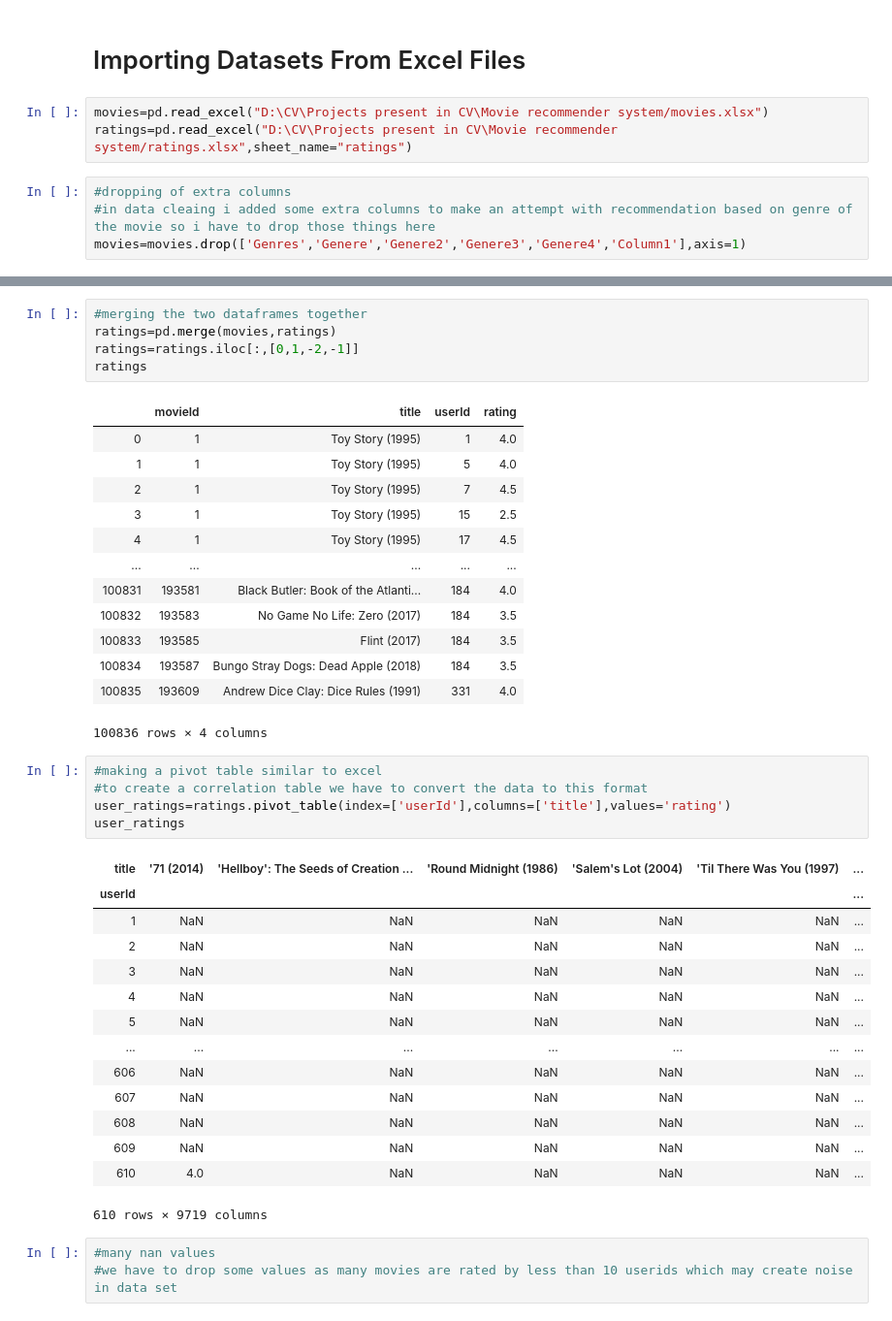
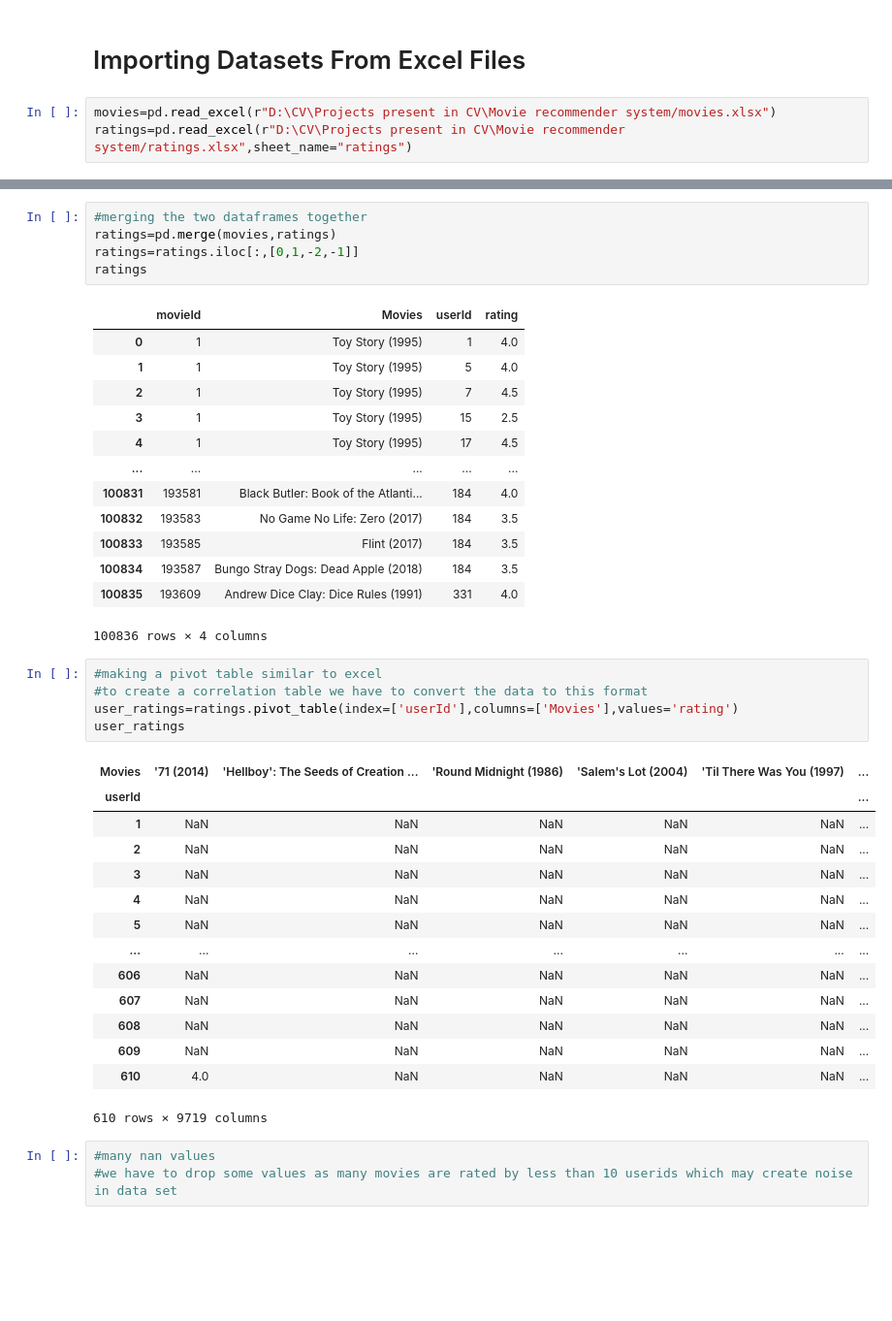
Before and after one commit to sanchit15121999/Colaborative-Filtering, a Jupyter notebook: Colaborative Filtering Movie Recommendation System.ipynb, the cells around one changed output, grey strips where cells are left out. Shown at 97% size. Saved outputs shown, nothing was run; the diff lists cells and outputs as text; blank space fills up the shorter version.

```diff
--- a/Colaborative Filtering Movie Recommendation System.ipynb
+++ b/Colaborative Filtering Movie Recommendation System.ipynb
@@ -10,9 +10,5 @@ import pandas as pd
 # %% [markdown]
 # Importing Datasets From Excel Files
 # %%
-movies=pd.read_excel("D:\CV\Projects present in CV\Movie recommender system/movies.xlsx")
-ratings=pd.read_excel("D:\CV\Projects present in CV\Movie recommender system/ratings.xlsx",sheet_name="ratings")
+movies=pd.read_excel(r"D:\CV\Projects present in CV\Movie recommender system/movies.xlsx")
+ratings=pd.read_excel(r"D:\CV\Projects present in CV\Movie recommender system/ratings.xlsx",sheet_name="ratings")
-# %%
-#dropping of extra columns
-#in data cleaing i added some extra columns to make an attempt with recommendation based on genre of the movie so i have to drop those things here
-movies=movies.drop(['Genres','Genere','Genere2','Genere3','Genere4','Column1'],axis=1)
@@ -44,7 +37,7 @@ ratings=pd.merge(movies,ratings)
 ratings=ratings.iloc[:,[0,1,-2,-1]]
 ratings
 # %% [output]
-|  | movieId | title | userId | rating |
+|  | movieId | Movies | userId | rating |
 | 0 | 1 | Toy Story (1995) | 1 | 4.0 |
 | 1 | 1 | Toy Story (1995) | 5 | 4.0 |
 | 2 | 1 | Toy Story (1995) | 7 | 4.5 |
@@ -60,10 +53,10 @@ ratings
 # %%
 #making a pivot table similar to excel
 #to create a correlation table we have to convert the data to this format
-user_ratings=ratings.pivot_table(index=['userId'],columns=['title'],values='rating')
+user_ratings=ratings.pivot_table(index=['userId'],columns=['Movies'],values='rating')
 user_ratings
 # %% [output]
-| title | '71 (2014) | 'Hellboy': The Seeds of Creation ... | 'Round Midnight (1986) | 'Salem's Lot (2004) | 'Til There Was You (1997) | ... |
+| Movies | '71 (2014) | 'Hellboy': The Seeds of Creation ... | 'Round Midnight (1986) | 'Salem's Lot (2004) | 'Til There Was You (1997) | ... |
 | userId |  |  |  |  |  | ... |
 | 1 | NaN | NaN | NaN | NaN | NaN | ... |
 | 2 | NaN | NaN | NaN | NaN | NaN | ... |
```
Also changed, not shown: parts of 8 cells of this notebook.
